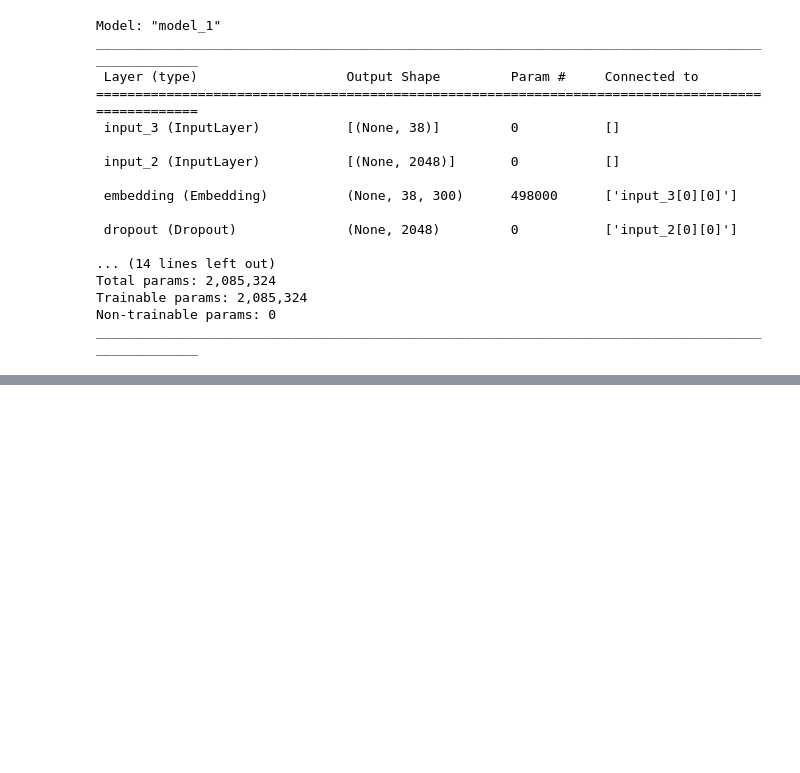
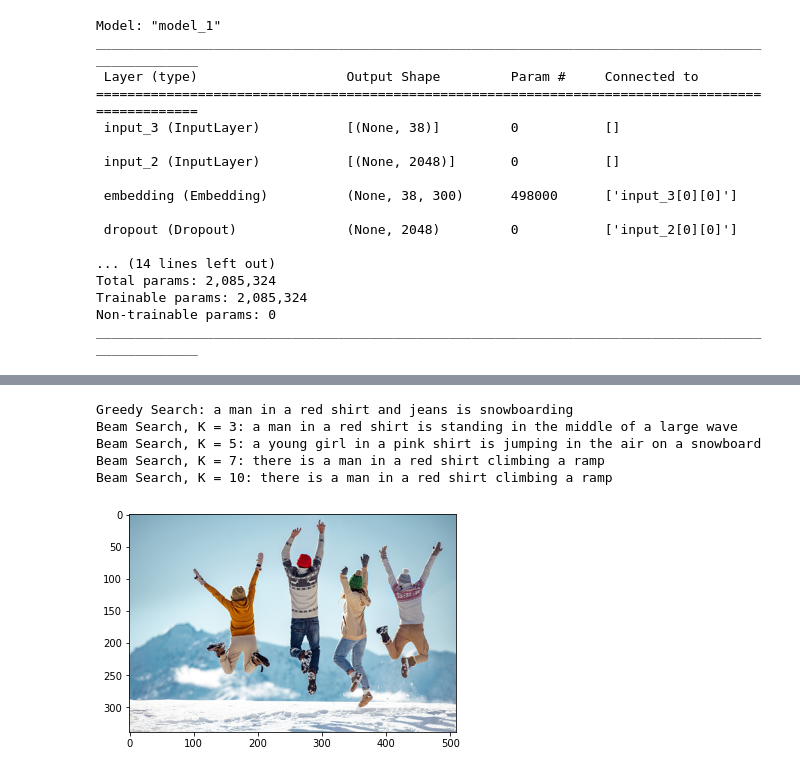
Before and after one commit to LAnnamaria/quotes_for_posts_783, a Jupyter notebook: scripts/mohan/Untitled11.ipynb, the cells around one changed output, grey strips where cells are left out. Saved outputs shown, nothing was run; the diff lists cells and outputs as text; code cells hidden in the pictures; blank space fills up the shorter version.

```diff
--- a/scripts/mohan/Untitled11.ipynb
+++ b/scripts/mohan/Untitled11.ipynb
@@ -394,0 +431,26 @@ print("Beam Search, K = 10:",beam_search_predictions(image, beam_index = 10))
+# %%
+pic2 = 'Flicker8k_Dataset/1286815964-170667a.jpg'
+#img = glob.glob(pic1)
+inp1 = image.load_img(pic2,target_size=(299,299))
+inp1 = image.img_to_array(inp1)
+x2 = np.expand_dims(inp1, axis=0)
+x2 = preprocess_input(x2)
+image2 = encode_new_image(x2).reshape((1,2048))
+# %%
+print("Greedy Search:",greedySearch(image2))
+print("Beam Search, K = 3:",beam_search_predictions(image2, beam_index = 3))
+print("Beam Search, K = 5:",beam_search_predictions(image2, beam_index = 5))
+print("Beam Search, K = 7:",beam_search_predictions(image2, beam_index = 7))
+print("Beam Search, K = 10:",beam_search_predictions(image2, beam_index = 10))
+# %% [output]
+Greedy Search: a man in a red shirt and jeans is snowboarding
+Beam Search, K = 3: a man in a red shirt is standing in the middle of a large wave
+Beam Search, K = 5: a young girl in a pink shirt is jumping in the air on a snowboard
+Beam Search, K = 7: there is a man in a red shirt climbing a ramp
+Beam Search, K = 10: there is a man in a red shirt climbing a ramp
+# %%
+x2=plt.imread(pic2)
+plt.imshow(x2)
+plt.show()
+# %% [output]
+[figure, added]
```
Also changed, not shown: parts of 12 cells of this notebook, 3 other files.
